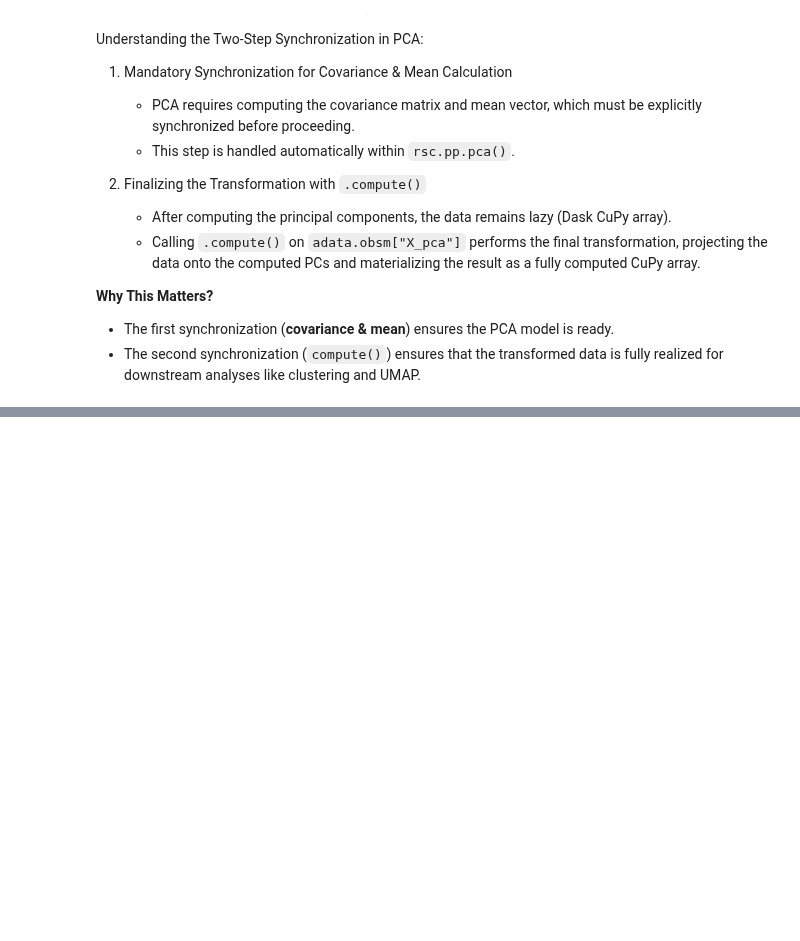
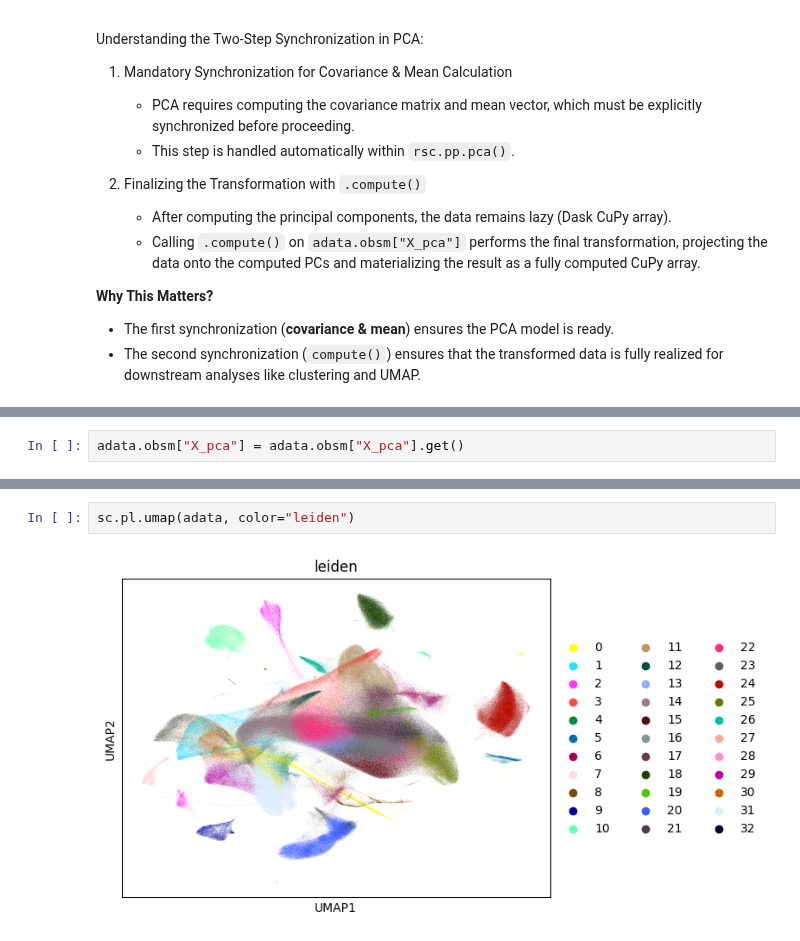
Before and after one commit to scverse/rapids_singlecell-notebooks, a Jupyter notebook: 05_out-of-core.ipynb, the cells around one changed output, grey strips where cells are left out. Saved outputs shown, nothing was run; the diff lists cells and outputs as text; blank space fills up the shorter version.

```diff
--- a/05_out-of-core.ipynb
+++ b/05_out-of-core.ipynb
@@ -216,0 +239,2 @@ Wall time: 4.05 s
+# %%
+adata.obsm["X_pca"] = adata.obsm["X_pca"].get()
@@ -216,0 +259,4 @@ Wall time: 4.05 s
+# %%
+sc.pl.umap(adata, color="leiden")
+# %% [output]
+[figure, added]
```
Also changed, not shown: parts of 18 cells of this notebook, 1 other file.
